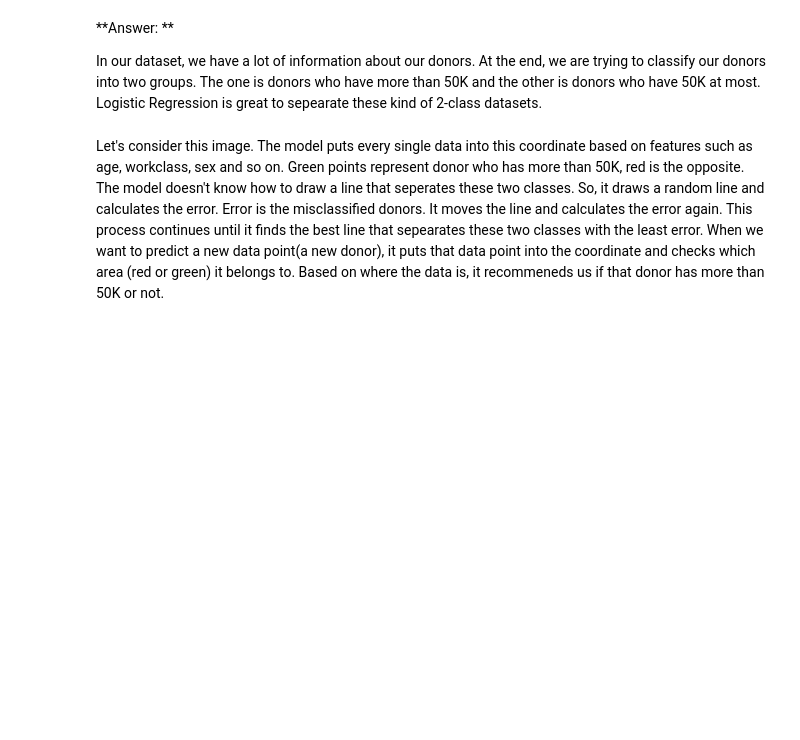
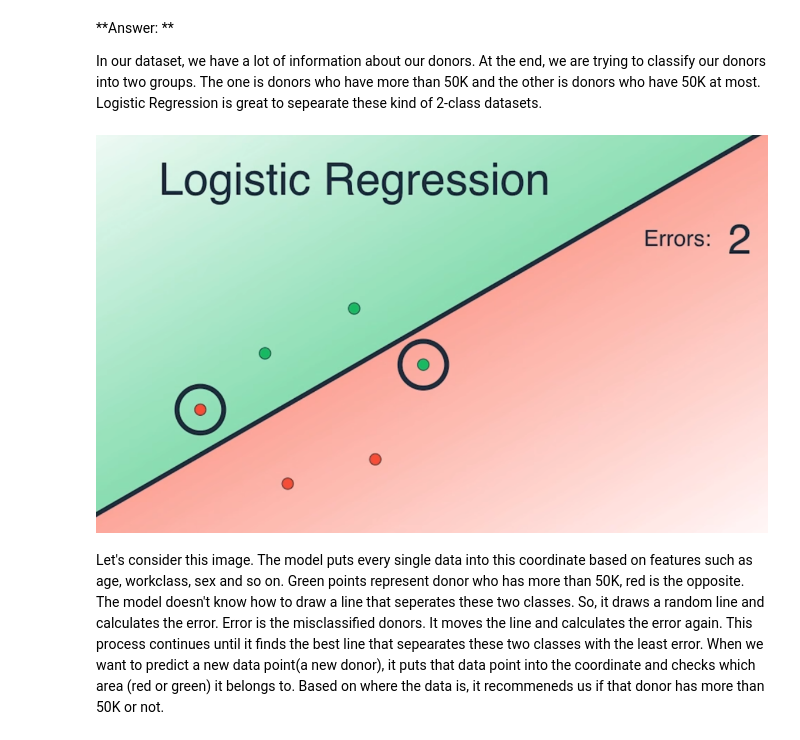
Before and after one commit to numanyilmaz/finding_donors, a Jupyter notebook: finding_donors.ipynb, the cells around one changed output. Saved outputs shown, nothing was run; the diff lists cells and outputs as text; code cells hidden in the pictures; blank space fills up the shorter version.

```diff
--- a/finding_donors.ipynb
+++ b/finding_donors.ipynb
@@ -628,3 +645,9 @@ Image(filename='logReg.png')
+# %%
+# Image from Udacity cideo
+
+Image('logReg.png')
+# %% [output]
+[figure, added]
 # %% [markdown]
 Let's consider this image. The model puts every single data into this coordinate based on features such as age, workclass, sex and so on. Green points represent donor who has more than 50K, red is the opposite. The model doesn't know how to draw a line that seperates these two classes. So, it draws a random line and calculates the error. Error is the misclassified donors. It moves the line and calculates the error again. This process continues until it finds the best line that sepearates these two classes with the least error. When we want to predict a new data point(a new donor), it puts that data point into the coordinate and checks which area (red or green) it belongs to. Based on where the data is, it recommeneds us if that donor has more than 50K or not.
 # %% [markdown]
```
Also changed, not shown: parts of 17 cells of this notebook.
